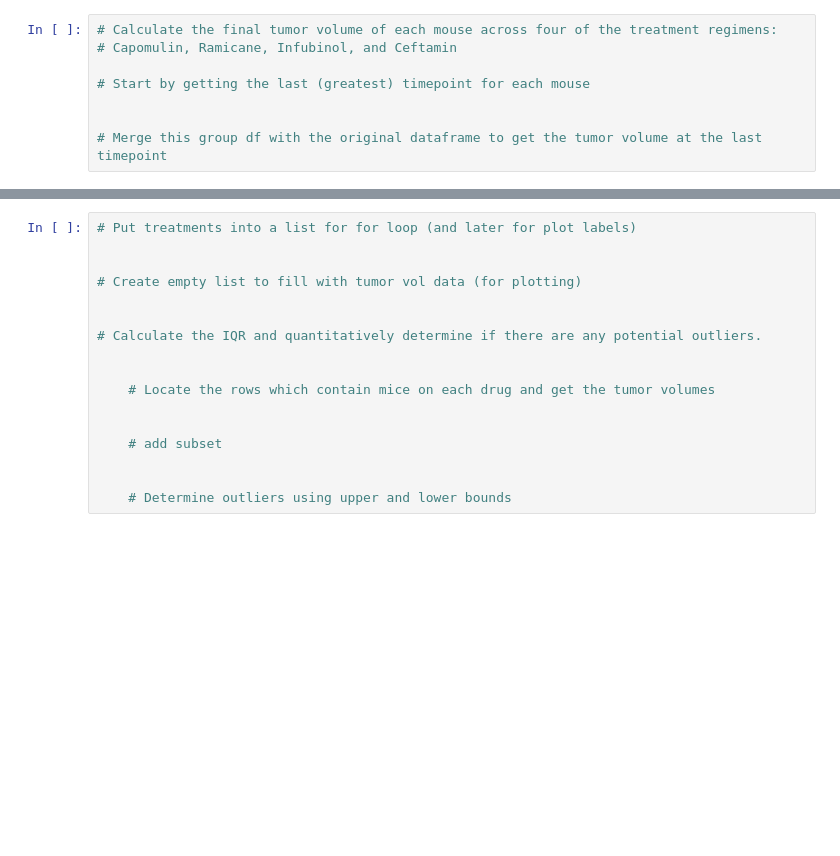
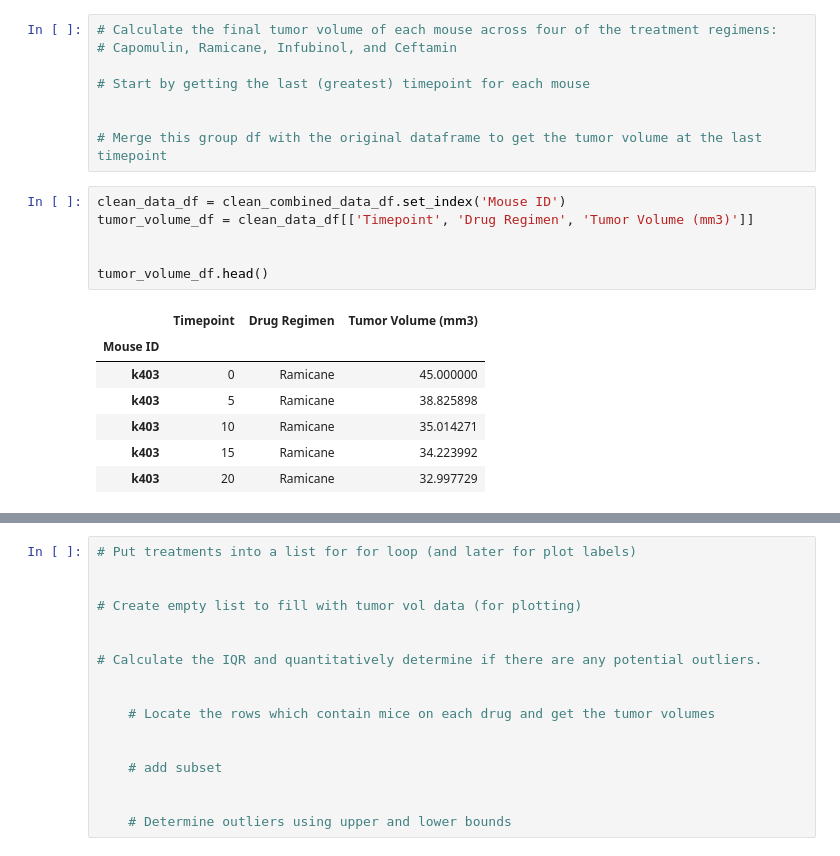
Before and after one commit to adamlever/Pymaceuticals-Challenge, a Jupyter notebook: pymaceuticals_starter.ipynb, the cells around one changed output, grey strips where cells are left out. Drawn from its saved outputs; the diff is of its cells as text; blank space fills up the shorter version.

```diff
--- a/pymaceuticals_starter.ipynb
+++ b/pymaceuticals_starter.ipynb
@@ -284,3 +285,17 @@ plt.show()
 
 
 # Merge this group df with the original dataframe to get the tumor volume at the last timepoint
+# %%
+clean_data_df = clean_combined_data_df.set_index('Mouse ID')
+tumor_volume_df = clean_data_df[['Timepoint', 'Drug Regimen', 'Tumor Volume (mm3)']]
+
+
+tumor_volume_df.head()
+# %% [output]
+|  | Timepoint | Drug Regimen | Tumor Volume (mm3) |
+| Mouse ID |  |  |  |
+| k403 | 0 | Ramicane | 45.000000 |
+| k403 | 5 | Ramicane | 38.825898 |
+| k403 | 10 | Ramicane | 35.014271 |
+| k403 | 15 | Ramicane | 34.223992 |
+| k403 | 20 | Ramicane | 32.997729 |
```
Also changed, not shown: parts of 2 cells of this notebook.
